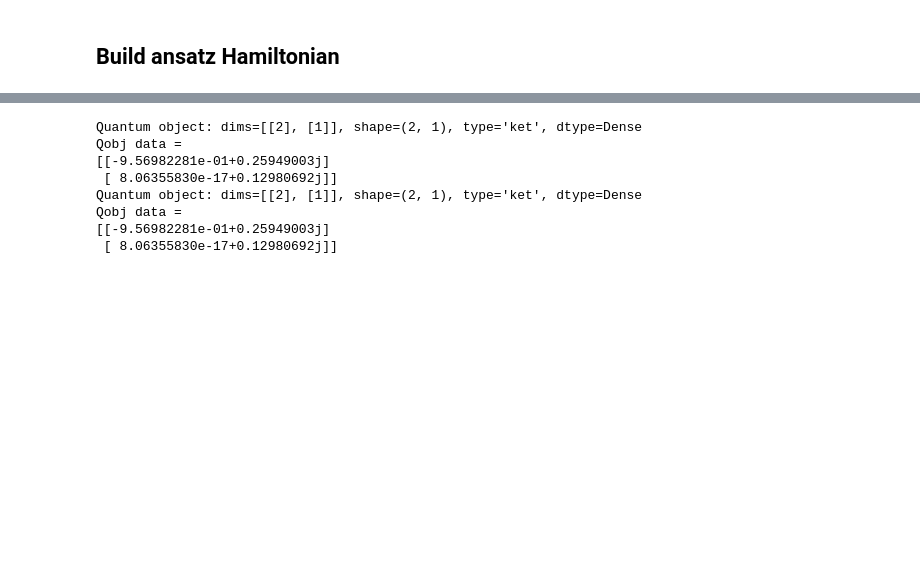
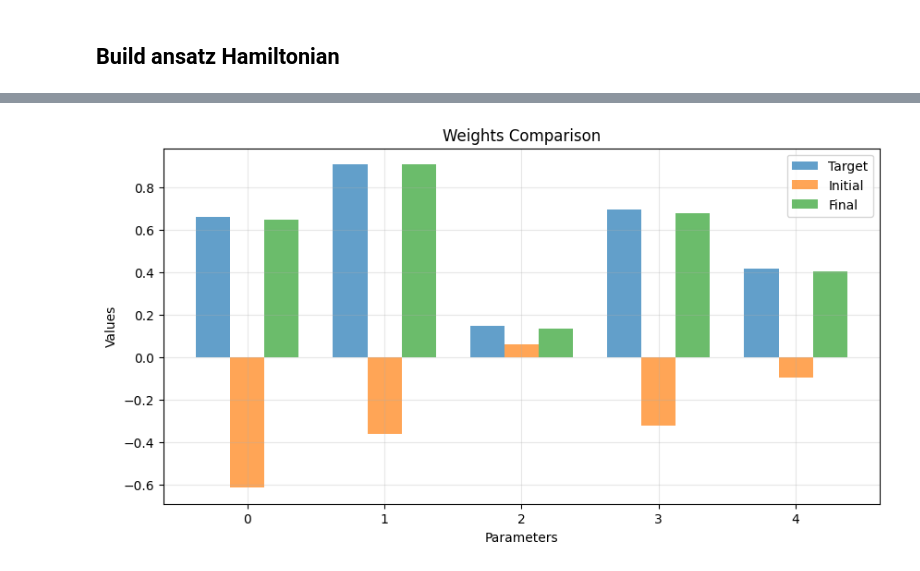
Before and after one commit to OsQarM/retech_2025, a Jupyter notebook: notebooks/original_H_learning.ipynb, the cells around one changed output, grey strips where cells are left out. Drawn from its saved outputs; the diff is of its cells as text; code cells hidden in the pictures; blank space fills up the shorter version.

```diff
--- a/notebooks/original_H_learning.ipynb
+++ b/notebooks/original_H_learning.ipynb
@@ -96,17 +174,38 @@ best parameters: [0.38866033 0.89269432]
+# %%
+# Quick plot if you just want to see the comparison
+def quick_plot_weights(target, initial, final):
+    """Quick bar plot for weight comparison"""
+    x = np.arange(len(target))
+    width = 0.25
+
+    plt.figure(figsize=(10, 5))
+    plt.bar(x - width, target, width, label='Target', alpha=0.7)
+    plt.bar(x, initial, width, label='Initial', alpha=0.7)
+    plt.bar(x + width, final, width, label='Final', alpha=0.7)
+
+    plt.xlabel('Parameters')
+    plt.ylabel('Values')
+    plt.title('Weights Comparison')
+    plt.legend()
+    plt.grid(True, alpha=0.3)
+    plt.show()
+
+# Usage:
+abs_t = [abs(x) for x in true_weights]
+abs_f = [abs(x) for x in res.x]
+quick_plot_weights(abs_t, initial_weights, abs_f)
+# %% [output]
+[figure, added]
 # %%
 H_final = hamiltonian.create_hamiltonian_from_weights(nqubits, res.x, backend='qutip')
 
-sim = dynamics.time_evolution(H_true, psi_0, ti, tf, nsteps)
+z_list_3, x_list_3, z_list_4, x_list_4 = [] , [], [] , []
 
-print(sim.states[-1])
+for tf in times:
+    sim = dynamics.time_evolution(H_final, psi_0, ti, tf, nsteps)
+    observables = dynamics.calculate_expectation_values(sim, H_final)
 
-print(final_states[0])
+    z_list_3.append(float(observables['Sz'][-1][0]))
+    x_list_3.append(float(observables['Sx'][-1][0]))
+    z_list_4.append(float(observables['Sz'][-1][1]))
+    x_list_4.append(float(observables['Sx'][-1][1]))
-# %% [output]
-Quantum object: dims=[[2], [1]], shape=(2, 1), type='ket', dtype=Dense
-Qobj data =
-[[-9.56982281e-01+0.25949003j]
- [ 8.06355830e-17+0.12980692j]]
-Quantum object: dims=[[2], [1]], shape=(2, 1), type='ket', dtype=Dense
-Qobj data =
-[[-9.56982281e-01+0.25949003j]
- [ 8.06355830e-17+0.12980692j]]
```
Also changed, not shown: parts of 6 cells of this notebook, 4 other files.
